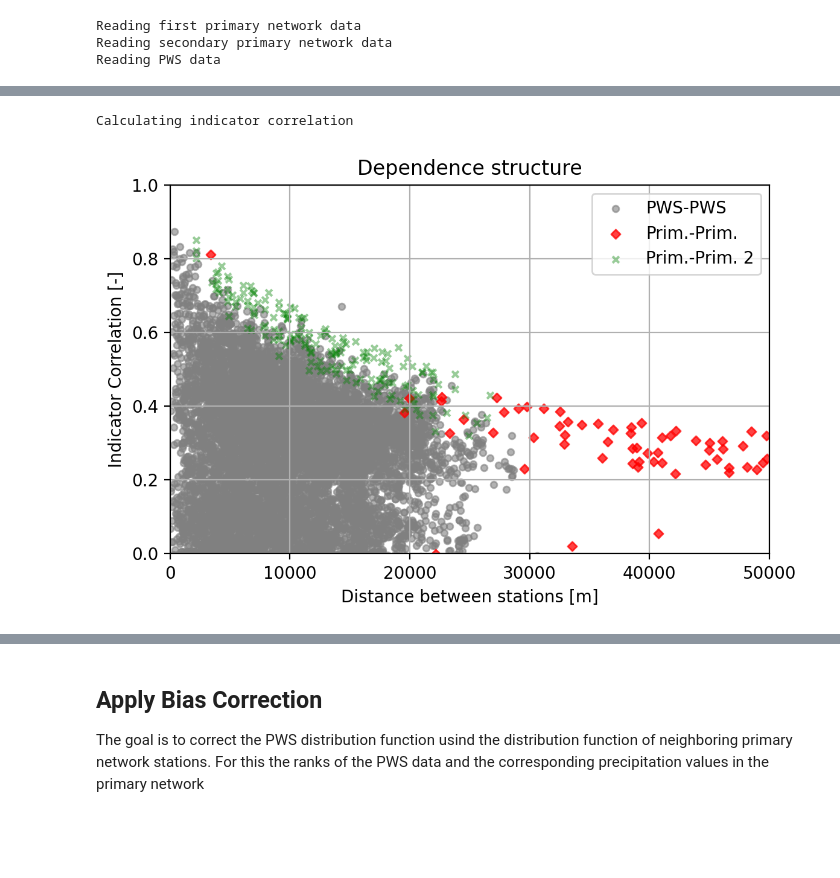
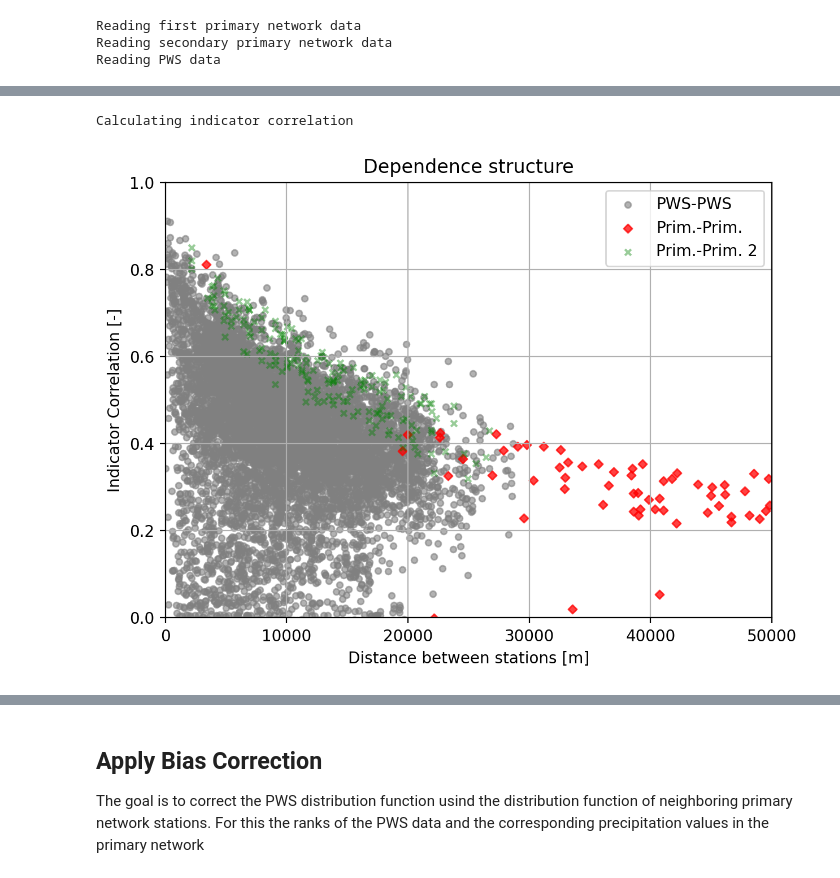
Before and after one commit to AbbasElHachem/pws-pyqc, a Jupyter notebook: OpenSense/Jupyter_Notebboks/Indicator_corr_Ams.ipynb, the cells around one changed output, grey strips where cells are left out. Drawn from its saved outputs; the diff is of its cells as text; code cells hidden in the pictures; blank space fills up the shorter version.

```diff
--- a/OpenSense/Jupyter_Notebboks/Indicator_corr_Ams.ipynb
+++ b/OpenSense/Jupyter_Notebboks/Indicator_corr_Ams.ipynb
@@ -312,7 +312,8 @@ def calc_indicator_correlation(a_dataset, b_dataset, perc):
 def calc_indic_corr_all_stns(coords_stns_xy,
                              pcp_vals,
                             max_distance=50000,
-                            min_req_ppt_vals=2*24*30):
+                            min_req_ppt_vals=2*24*30,
+                            prob=0.99):
 
     """
     Indicator correlation between reference and test stations
@@ -894,10 +895,10 @@ if __name__ == '__main__':
 
     # PWS hourly data
 
-    path_pws_data = os.path.join(main_dir, r"AMS_PWS_hourly_shifted_10maxNan.csv")
+    path_pws_data = os.path.join(main_dir, r"AMS_PWS_hourly_notshifted_10maxNan.csv")
 
     path_pws_data = (
-    r"X:\staff\elhachem\2022_02_01_OpenSense\data_Netherland_PWS\data\AMS_PWS_hourly_not_shifted.csv")
+    r"X:\staff\elhachem\2022_02_01_OpenSense\data_Netherland_PWS\data\AMS_PWS_hourly_not_shifted_max10Nan.csv")
     path_pws_metadata = os.path.join(main_dir, r"AMS_metadata.csv")
 
 
@@ -962,30 +963,33 @@ Plotting locations in and around AMS
 # %%
 # PLOT indicator correlation values different networks
 # calculate indicator correlation primary network
 print('Calculating indicator correlation')
 dist_prim, corr_prim = calc_indic_corr_all_stns(
                              coords_stns_xy=prim_coords_xy,
-                             pcp_vals=in_primary_pcp.values)
+                             pcp_vals=in_primary_pcp.values,
+                                prob=0.99)
 
 # calculate indicator correlation second primary network
 dist_prim2, corr_prim2 = calc_indic_corr_all_stns(
     coords_stns_xy=prim_coords_xy_2,
-    pcp_vals=in_primary_pcp_2.values)
+    pcp_vals=in_primary_pcp_2.values,
+                                prob=0.99)
 
 # claculate indicator correlation PWS-PWS
 dist_pws, corr_pws = calc_indic_corr_all_stns(
                     coords_stns_xy=pws_coords_xy,
-                         pcp_vals=df_pws_pcp_hourly.values)
+                         pcp_vals=df_pws_pcp_hourly.values,
+                                prob=0.99)
 
 plot_indic_coor(dist_prim=dist_prim,
                 corr_prim=corr_prim,
                 dist_pws=dist_pws,
                corr_pws=corr_pws,
                dist_prim2=dist_prim2,
                corr_prim2=corr_prim2)
 # %% [output]
 Calculating indicator correlation
-[figure, old version]
+[figure, new version]
 # %%
 # apply indicator filter
 
```
Also changed, not shown: parts of 16 cells of this notebook.
